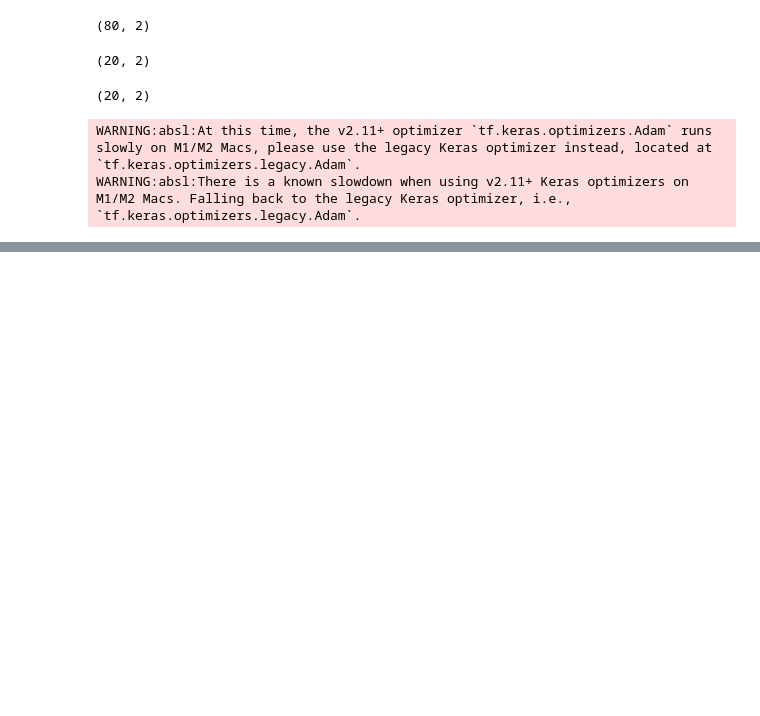
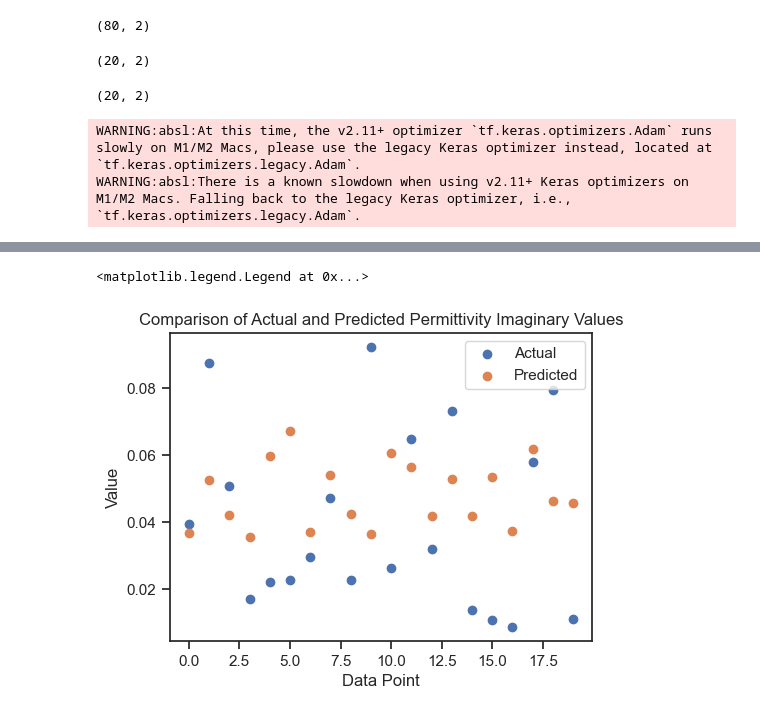
Before and after one commit to DanteMillerDS/NASA-Material-Classifier-OLD, a Jupyter notebook: material_classifier.ipynb, the cells around one changed output, grey strips where cells are left out. Cells and saved outputs as stored; diff of their text form; code cells hidden in the pictures; blank space fills up the shorter version.

```diff
--- a/material_classifier.ipynb
+++ b/material_classifier.ipynb
@@ -221,0 +224,11 @@ WARNING:tensorflow:6 out of the last 7 calls to <function Model.make_predict_fun
+# %%
+y_pred = model.predict(X_val)
+plt.figure(figsize=(12, 4))
+plt.subplot(1, 2, 1)
+plt.scatter(range(len(y_val)), y_val[:, 1], label='Actual')
+plt.scatter(range(len(y_pred)), y_pred[:, 1], label='Predicted')
+plt.title('Comparison of Actual and Predicted Permittivity Imaginary Values')
+plt.xlabel('Data Point')
+plt.ylabel('Value')
+plt.legend()
+# %% [output]
@@ -221,0 +236,2 @@ WARNING:tensorflow:6 out of the last 7 calls to <function Model.make_predict_fun
+<matplotlib.legend.Legend at 0x...>
+[figure, added]
```
Also changed, not shown: parts of 6 cells of this notebook.
